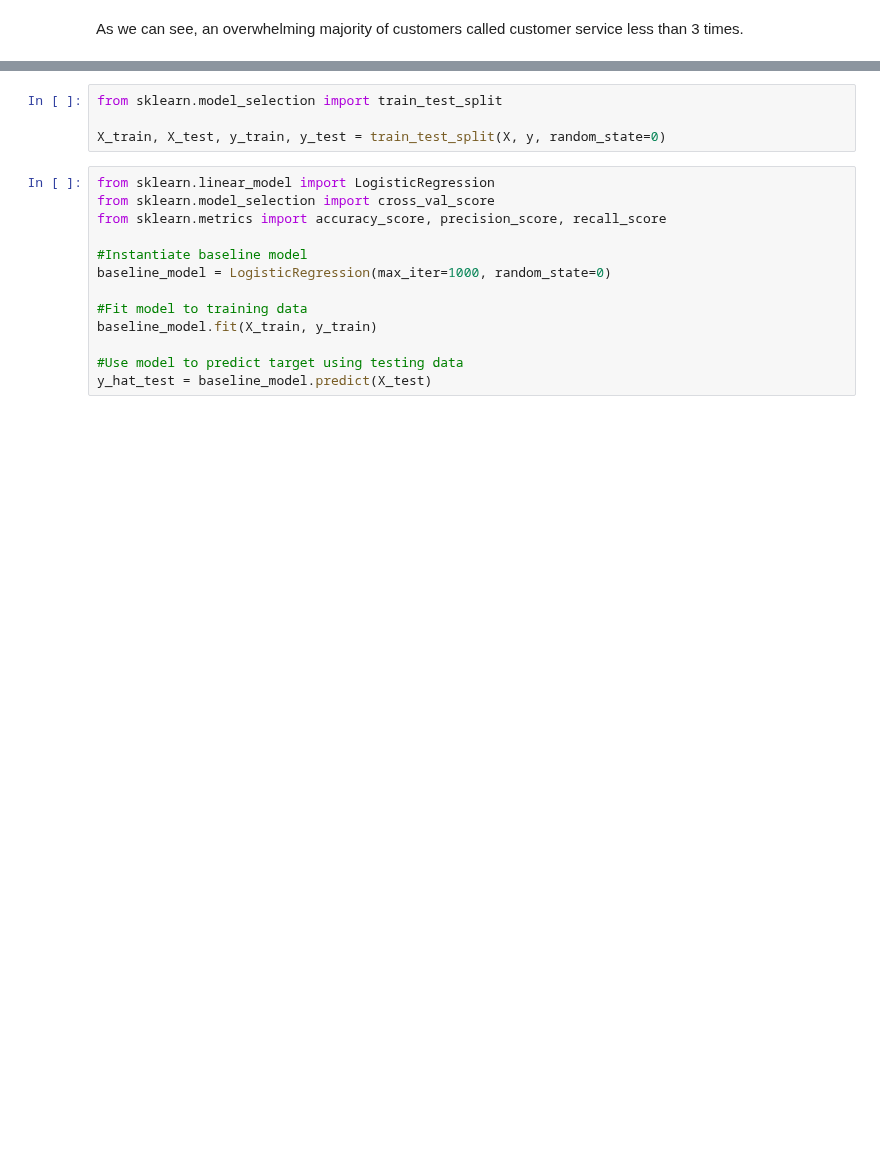
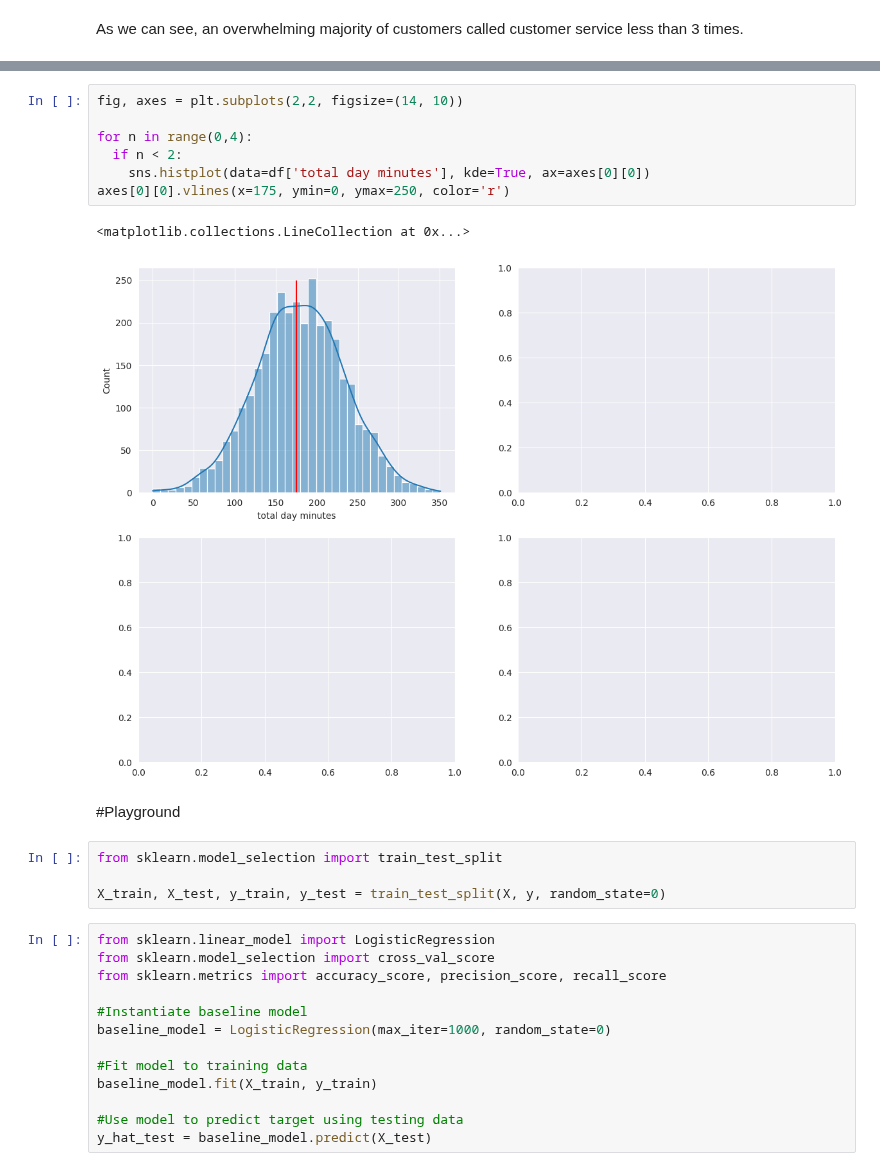
Before and after one commit to bmjaron/phase_3_project, a Jupyter notebook: Untitled1.ipynb, the cells around one changed output, grey strips where cells are left out. Saved outputs shown, nothing was run; the diff lists cells and outputs as text; blank space fills up the shorter version.

```diff
--- a/Untitled1.ipynb
+++ b/Untitled1.ipynb
@@ -130,3 +179,15 @@ This pivot table shows us that customers that made 4 or more customer service ca
+# %%
+fig, axes = plt.subplots(2,2, figsize=(14, 10))
+
+for n in range(0,4):
+  if n < 2:
+    sns.histplot(data=df['total day minutes'], kde=True, ax=axes[0][0])
+axes[0][0].vlines(x=175, ymin=0, ymax=250, color='r')
+# %% [output]
+<matplotlib.collections.LineCollection at 0x...>
+[figure, added]
+# %% [markdown]
+#Playground
 # %%
 from sklearn.model_selection import train_test_split
 
```
Also changed, not shown: parts of 13 cells of this notebook.
